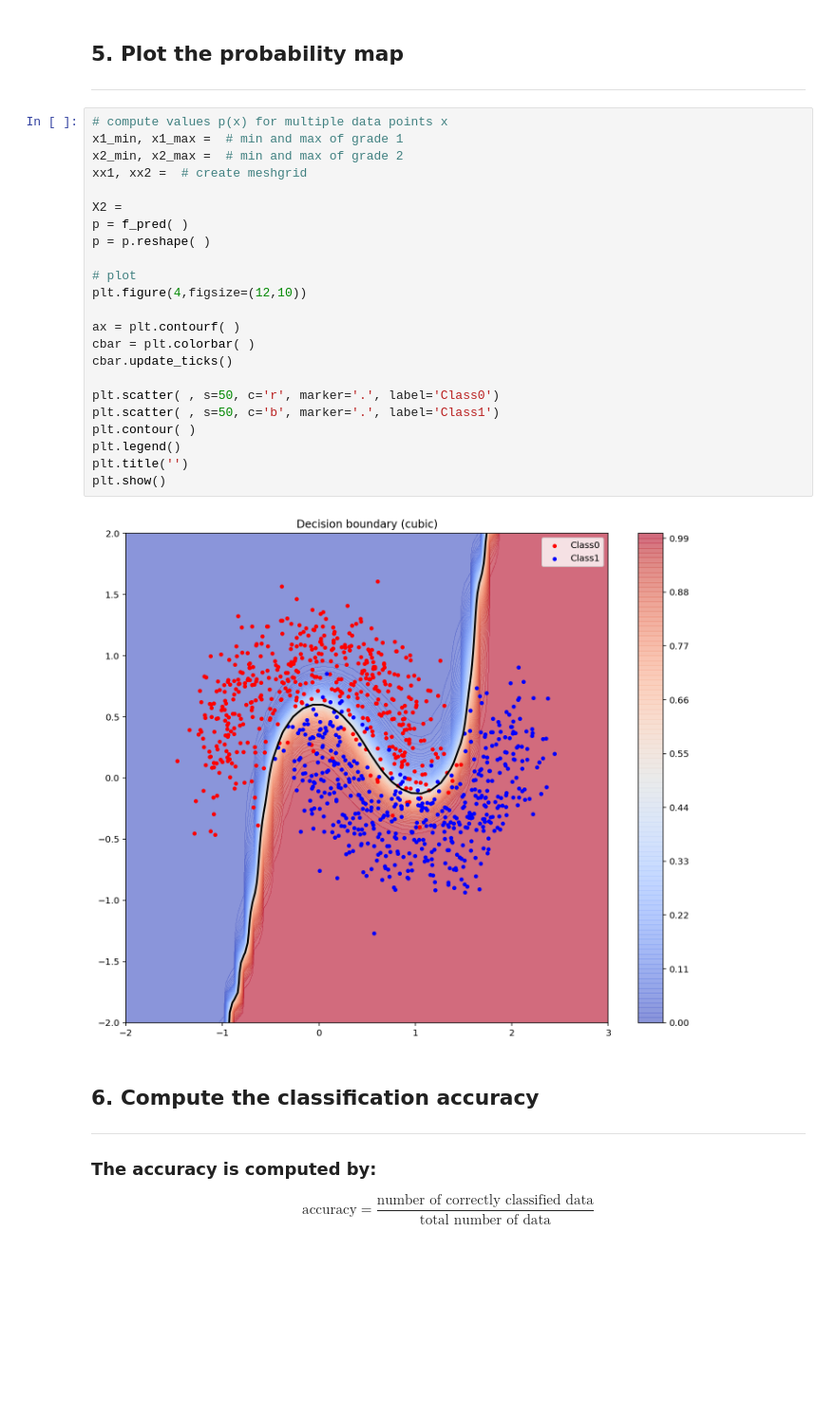
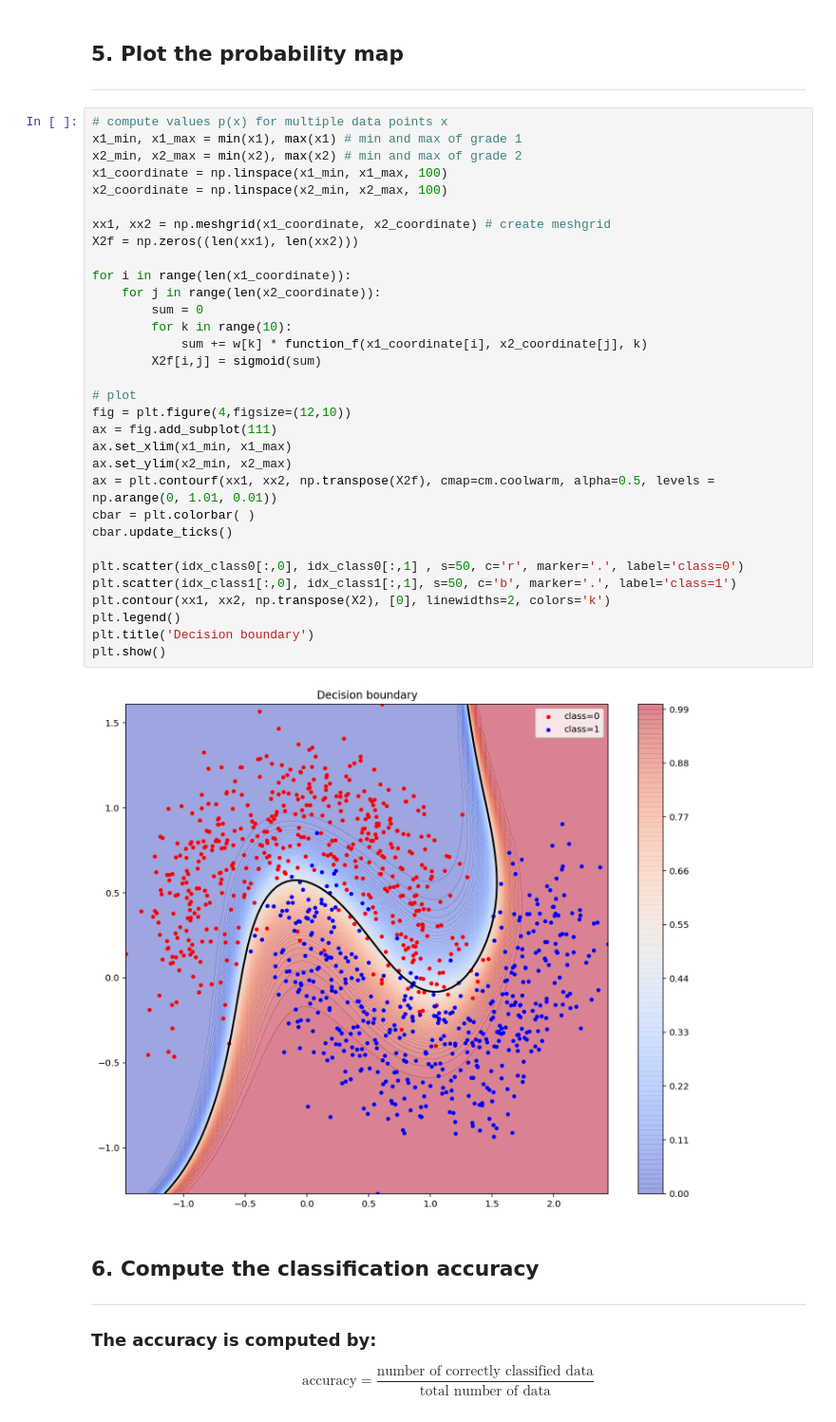
Before and after one commit to minjoong507/Machine-learning-project, a Jupyter notebook: 5week/notebook/assignment-05-b.ipynb, the cells around one changed output. Shown at 95% size. Saved outputs shown, nothing was run; the diff lists cells and outputs as text; blank space fills up the shorter version.

```diff
--- a/5week/notebook/assignment-05-b.ipynb
+++ b/5week/notebook/assignment-05-b.ipynb
@@ -276,29 +276,38 @@ plt.show()
 <hr>
 # %%
 # compute values p(x) for multiple data points x
-x1_min, x1_max =  # min and max of grade 1
-x2_min, x2_max =  # min and max of grade 2
-xx1, xx2 =  # create meshgrid
+x1_min, x1_max = min(x1), max(x1) # min and max of grade 1
+x2_min, x2_max = min(x2), max(x2) # min and max of grade 2
+x1_coordinate = np.linspace(x1_min, x1_max, 100)
+x2_coordinate = np.linspace(x2_min, x2_max, 100)
 
-X2 =
-p = f_pred( )
-p = p.reshape( )
+xx1, xx2 = np.meshgrid(x1_coordinate, x2_coordinate) # create meshgrid
+X2f = np.zeros((len(xx1), len(xx2)))
+
+for i in range(len(x1_coordinate)):
+    for j in range(len(x2_coordinate)):
+        sum = 0
+        for k in range(10):
+            sum += w[k] * function_f(x1_coordinate[i], x2_coordinate[j], k)
+        X2f[i,j] = sigmoid(sum)
 
 # plot
-plt.figure(4,figsize=(12,10))
-
-ax = plt.contourf( )
+fig = plt.figure(4,figsize=(12,10))
+ax = fig.add_subplot(111)
+ax.set_xlim(x1_min, x1_max)
+ax.set_ylim(x2_min, x2_max)
+ax = plt.contourf(xx1, xx2, np.transpose(X2f), cmap=cm.coolwarm, alpha=0.5, levels = np.arange(0, 1.01, 0.01))
 cbar = plt.colorbar( )
 cbar.update_ticks()
 
-plt.scatter( , s=50, c='r', marker='.', label='Class0')
-plt.scatter( , s=50, c='b', marker='.', label='Class1')
-plt.contour( )
+plt.scatter(idx_class0[:,0], idx_class0[:,1] , s=50, c='r', marker='.', label='class=0')
+plt.scatter(idx_class1[:,0], idx_class1[:,1], s=50, c='b', marker='.', label='class=1')
+plt.contour(xx1, xx2, np.transpose(X2), [0], linewidths=2, colors='k')
 plt.legend()
-plt.title('')
+plt.title('Decision boundary')
 plt.show()
 # %% [output]
-[figure, old version]
+[figure, new version]
 # %% [markdown]
 ## 6. Compute the classification accuracy
 <hr>
```
Also changed, not shown: parts of 2 cells of this notebook.
